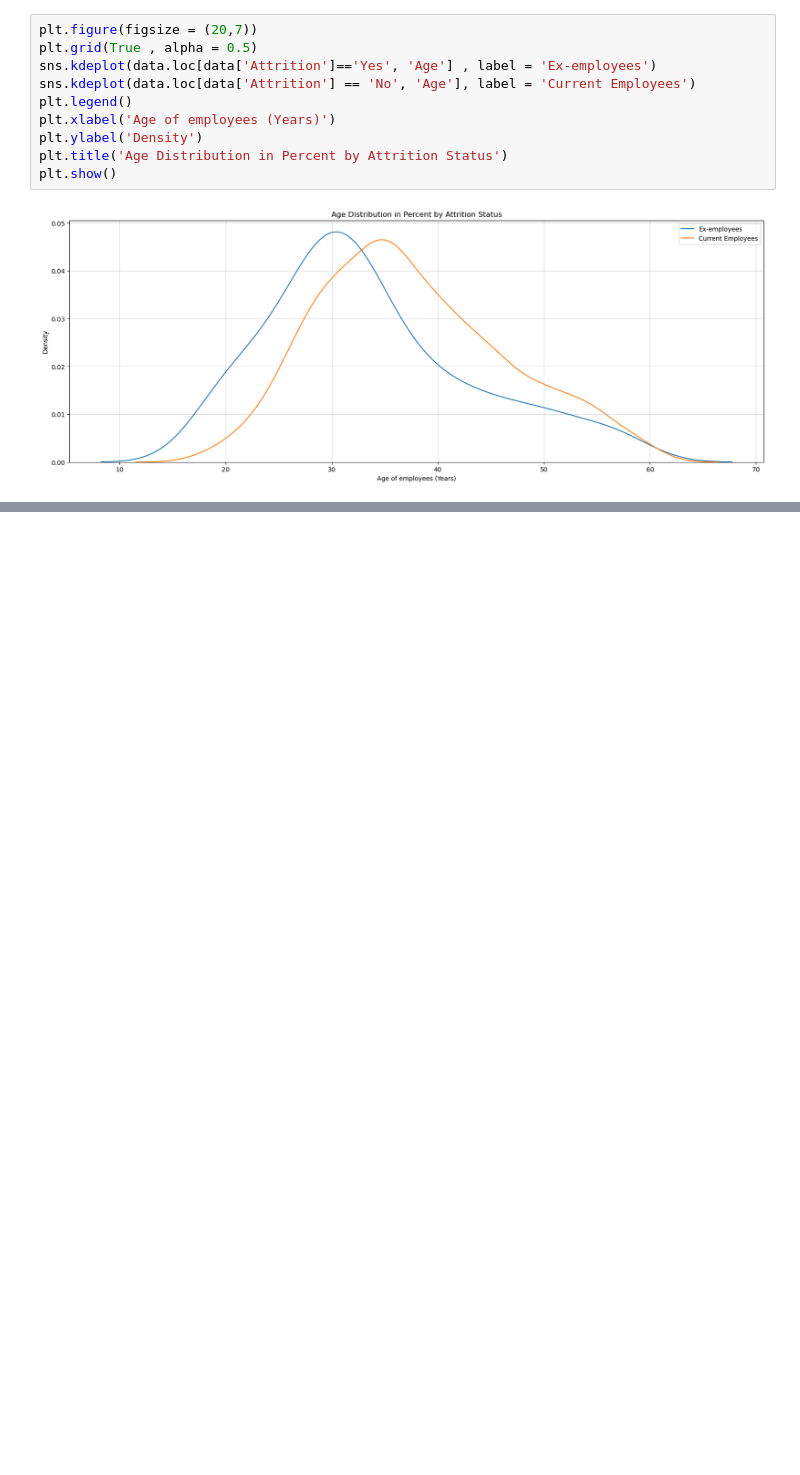
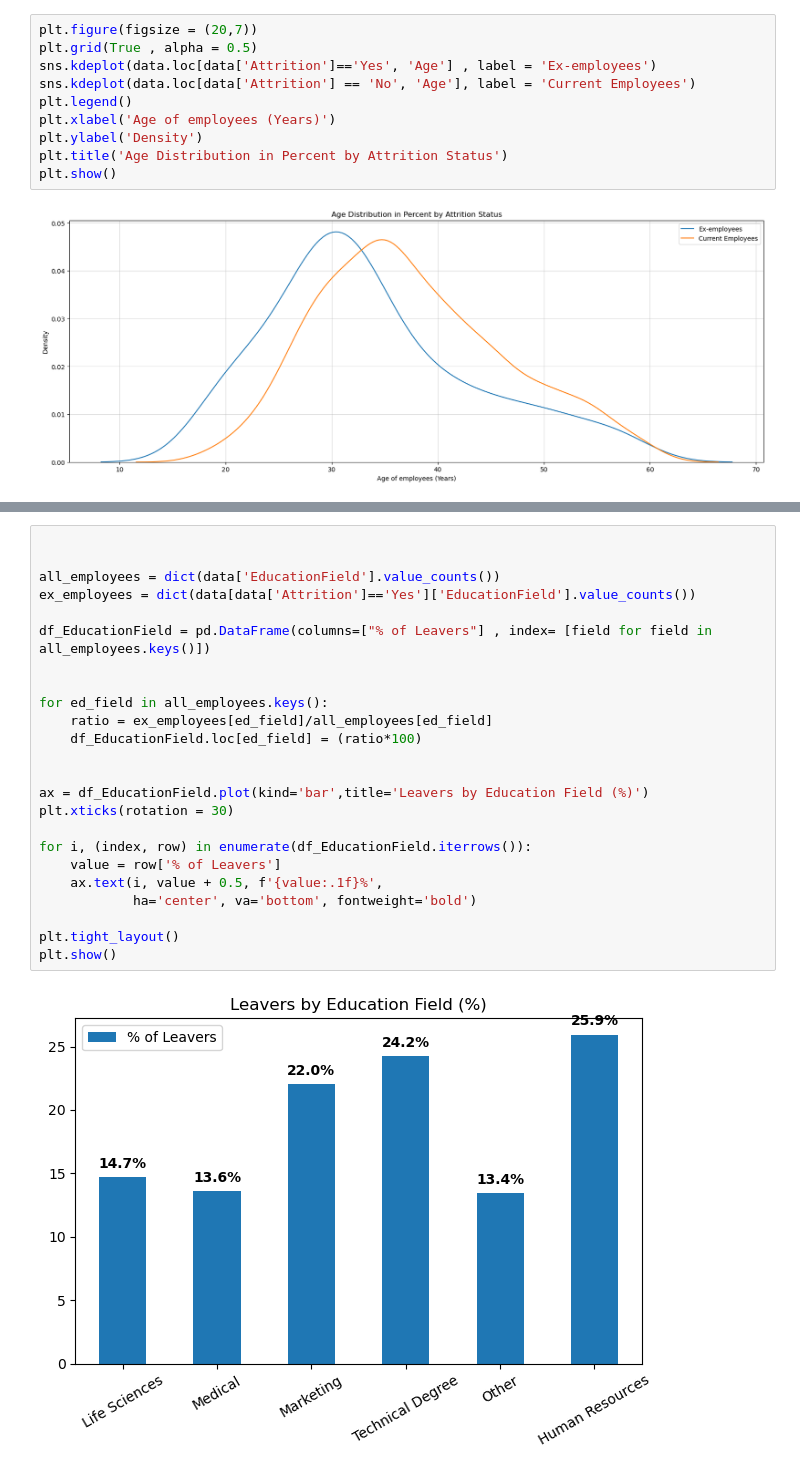
Before and after one commit to ZakariaElKazdam/Attrition-detection, a Jupyter notebook: attrition_detection.ipynb, the cells around one changed output, grey strips where cells are left out. Drawn from its saved outputs; the diff is of its cells as text; blank space fills up the shorter version.

Commit message:
departement link  to attrition status

```diff
--- a/attrition_detection.ipynb
+++ b/attrition_detection.ipynb
@@ -340,0 +387,26 @@ $$
+# %%
+
+
+all_employees = dict(data['EducationField'].value_counts())
+ex_employees = dict(data[data['Attrition']=='Yes']['EducationField'].value_counts())
+
+df_EducationField = pd.DataFrame(columns=["% of Leavers"] , index= [field for field in all_employees.keys()])
+
+
+for ed_field in all_employees.keys():
+    ratio = ex_employees[ed_field]/all_employees[ed_field]
+    df_EducationField.loc[ed_field] = (ratio*100)
+
+
+ax = df_EducationField.plot(kind='bar',title='Leavers by Education Field (%)')
+plt.xticks(rotation = 30)
+
+for i, (index, row) in enumerate(df_EducationField.iterrows()):
+    value = row['% of Leavers']
+    ax.text(i, value + 0.5, f'{value:.1f}%',
+            ha='center', va='bottom', fontweight='bold')
+
+plt.tight_layout()
+plt.show()
+# %% [output]
+[figure, added]
```
Also changed, not shown: parts of 4 cells of this notebook.
